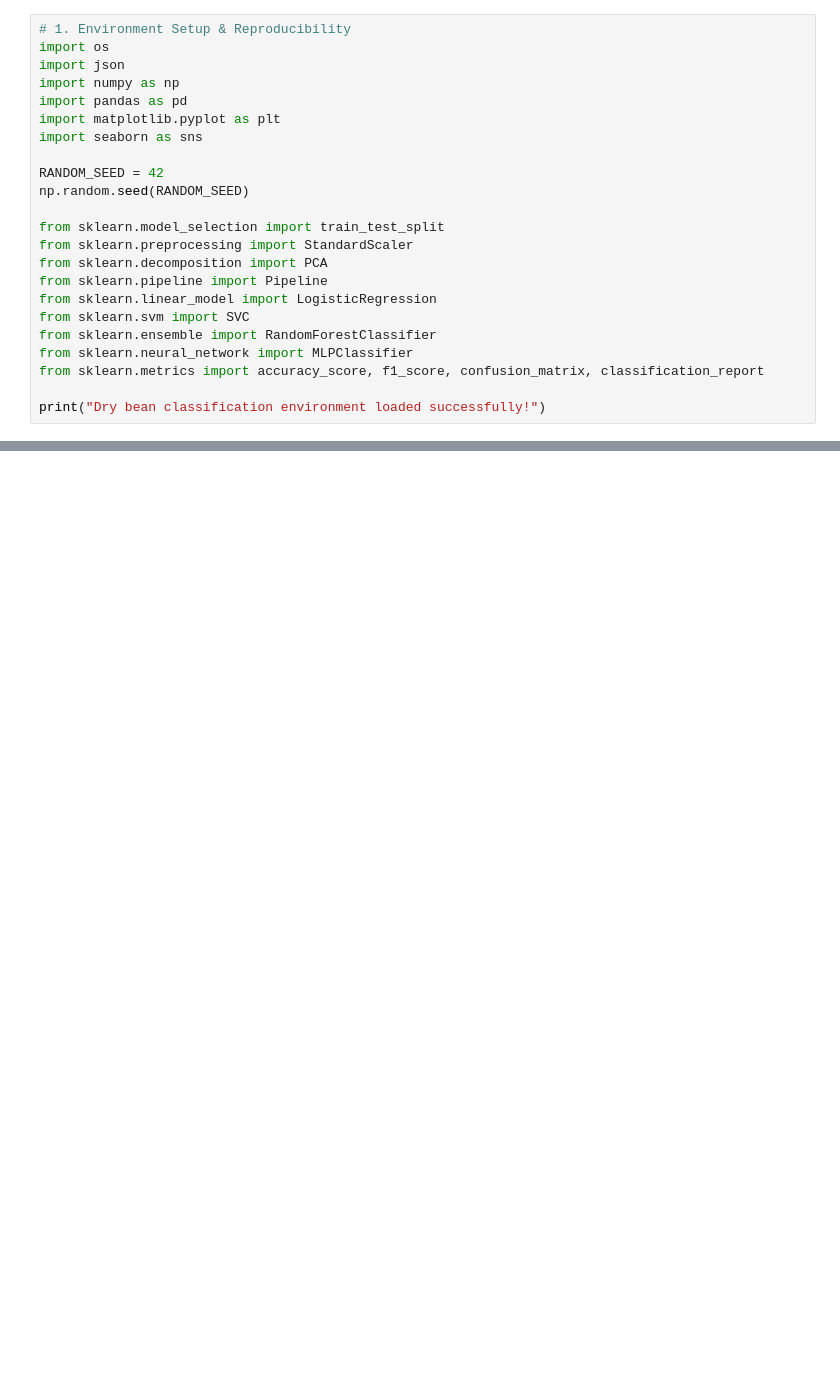
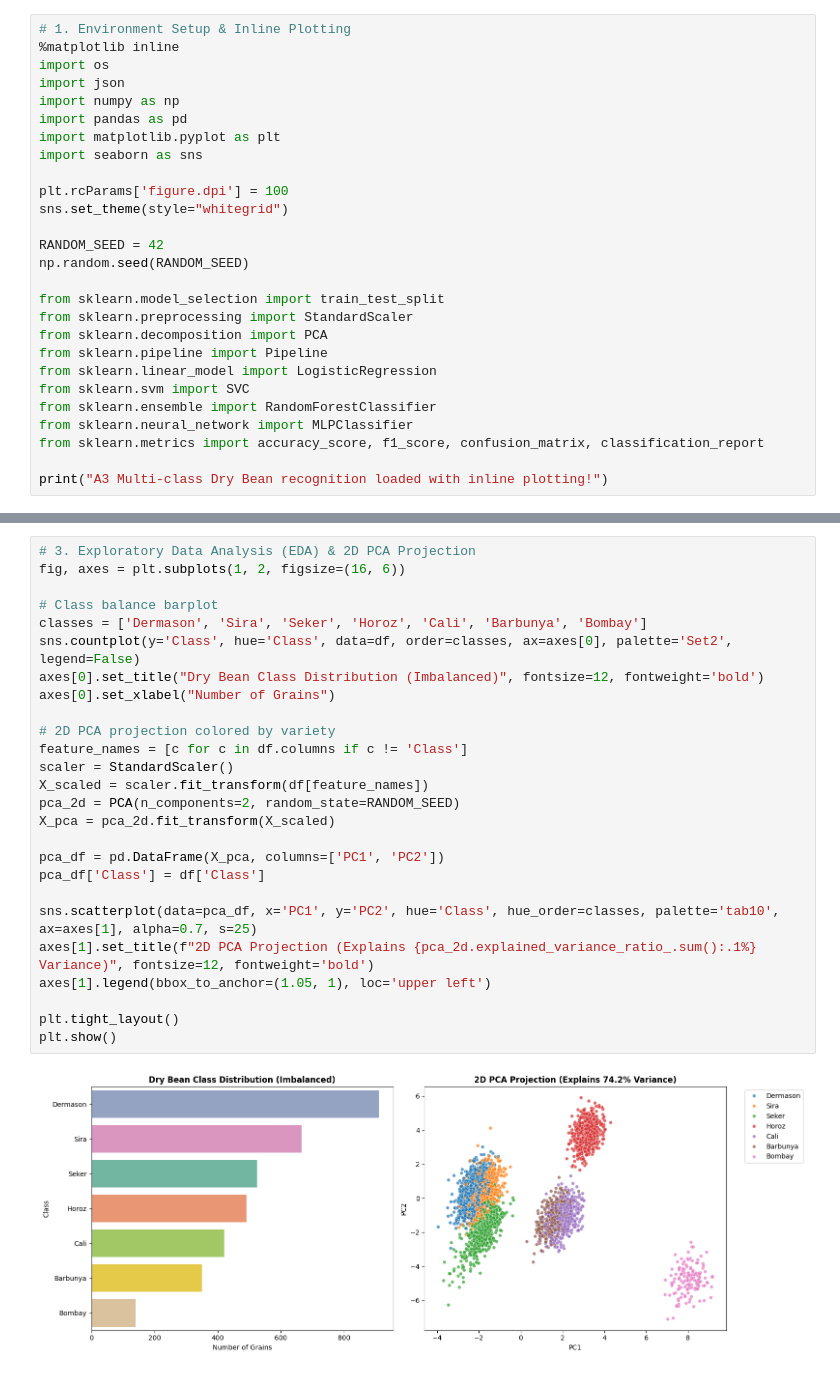
Before and after one commit to MuhammadaAbdullah70178208/AI101-ML-Assignment-70178208, a Jupyter notebook: A3_Dry_Bean_Recognition/A3_notebook.ipynb, the cells around one changed output, grey strips where cells are left out. Saved outputs shown, nothing was run; the diff lists cells and outputs as text; blank space fills up the shorter version.

```diff
--- a/A3_Dry_Bean_Recognition/A3_notebook.ipynb
+++ b/A3_Dry_Bean_Recognition/A3_notebook.ipynb
@@ -19,11 +7,15 @@ This notebook implements the multi-class classification and dimensionality reduc
 # %%
-# 1. Environment Setup & Reproducibility
+# 1. Environment Setup & Inline Plotting
+%matplotlib inline
 import os
 import json
 import numpy as np
 import pandas as pd
 import matplotlib.pyplot as plt
 import seaborn as sns
+
+plt.rcParams['figure.dpi'] = 100
+sns.set_theme(style="whitegrid")
 
 RANDOM_SEED = 42
 np.random.seed(RANDOM_SEED)
@@ -38,5 +30,5 @@ from sklearn.ensemble import RandomForestClassifier
 from sklearn.neural_network import MLPClassifier
 from sklearn.metrics import accuracy_score, f1_score, confusion_matrix, classification_report
 
-print("Dry bean classification environment loaded successfully!")
+print("A3 Multi-class Dry Bean recognition loaded with inline plotting!")
 # %% [output]
@@ -78 +56,29 @@ Loading EDA figure from figures/eda_distribution_and_pca.png
+# %%
+# 3. Exploratory Data Analysis (EDA) & 2D PCA Projection
+fig, axes = plt.subplots(1, 2, figsize=(16, 6))
+
+# Class balance barplot
+classes = ['Dermason', 'Sira', 'Seker', 'Horoz', 'Cali', 'Barbunya', 'Bombay']
+sns.countplot(y='Class', hue='Class', data=df, order=classes, ax=axes[0], palette='Set2', legend=False)
+axes[0].set_title("Dry Bean Class Distribution (Imbalanced)", fontsize=12, fontweight='bold')
+axes[0].set_xlabel("Number of Grains")
+
+# 2D PCA projection colored by variety
+feature_names = [c for c in df.columns if c != 'Class']
+scaler = StandardScaler()
+X_scaled = scaler.fit_transform(df[feature_names])
+pca_2d = PCA(n_components=2, random_state=RANDOM_SEED)
+X_pca = pca_2d.fit_transform(X_scaled)
+
+pca_df = pd.DataFrame(X_pca, columns=['PC1', 'PC2'])
+pca_df['Class'] = df['Class']
+
+sns.scatterplot(data=pca_df, x='PC1', y='PC2', hue='Class', hue_order=classes, palette='tab10', ax=axes[1], alpha=0.7, s=25)
+axes[1].set_title(f"2D PCA Projection (Explains {pca_2d.explained_variance_ratio_.sum():.1%} Variance)", fontsize=12, fontweight='bold')
+axes[1].legend(bbox_to_anchor=(1.05, 1), loc='upper left')
+
+plt.tight_layout()
+plt.show()
+# %% [output]
+[figure, added]
 # %%
```
Also changed, not shown: parts of 11 cells of this notebook, 8 other files.
